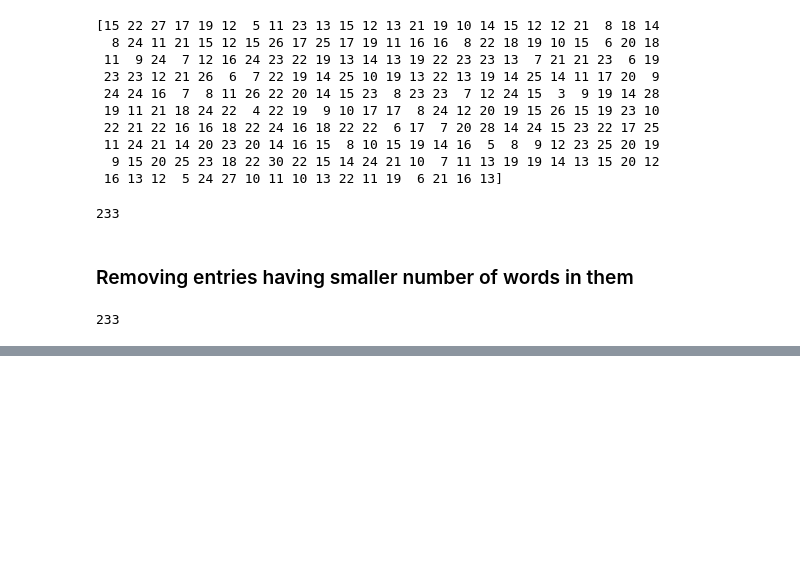
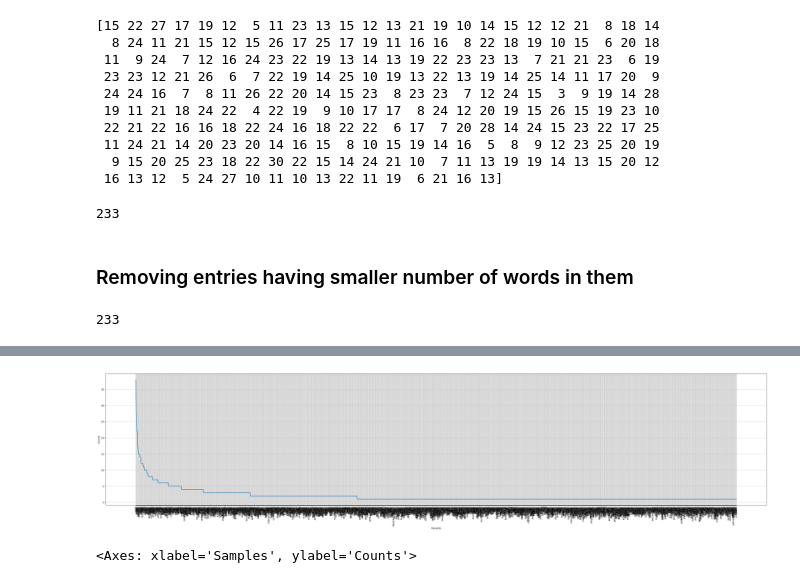
Before and after one commit to OgGaurja/April_BootCamp_Text_Mining, a Jupyter notebook: gaurja_text_mining.ipynb, the cells around one changed output, grey strips where cells are left out. Saved outputs shown, nothing was run; the diff lists cells and outputs as text; code cells hidden in the pictures; blank space fills up the shorter version.

```diff
--- a/gaurja_text_mining.ipynb
+++ b/gaurja_text_mining.ipynb
@@ -117,0 +128,9 @@ print(len(df_array))
+# %%
+cv = CountVectorizer()
+X = cv.fit_transform(df_array).toarray()
+y = cv.get_feature_names_out()
+print(len(y))
+
+## Number of words ==> 1921
+## In number of sentences ==> 231
+print(len(X))
@@ -117,0 +140,3 @@ print(len(df_array))
+# %%
+DTM = pd.DataFrame(X, columns= y)
+# print(DTM)
@@ -117,0 +163,6 @@ print(len(df_array))
+# %%
+corpus_freq_dist=nltk.FreqDist(
+    dict(sorted(DTM.sum().to_dict().items() ,
+    reverse=True ,
+    key = lambda kv: kv[1])
+))
@@ -117,0 +171,6 @@ print(len(df_array))
+# %%
+plt.figure(figsize=(50,10))
+corpus_freq_dist.plot()
+# %% [output]
+[figure, added]
+<Axes: xlabel='Samples', ylabel='Counts'>
```
Also changed, not shown: parts of 13 cells of this notebook, 1 other file.
